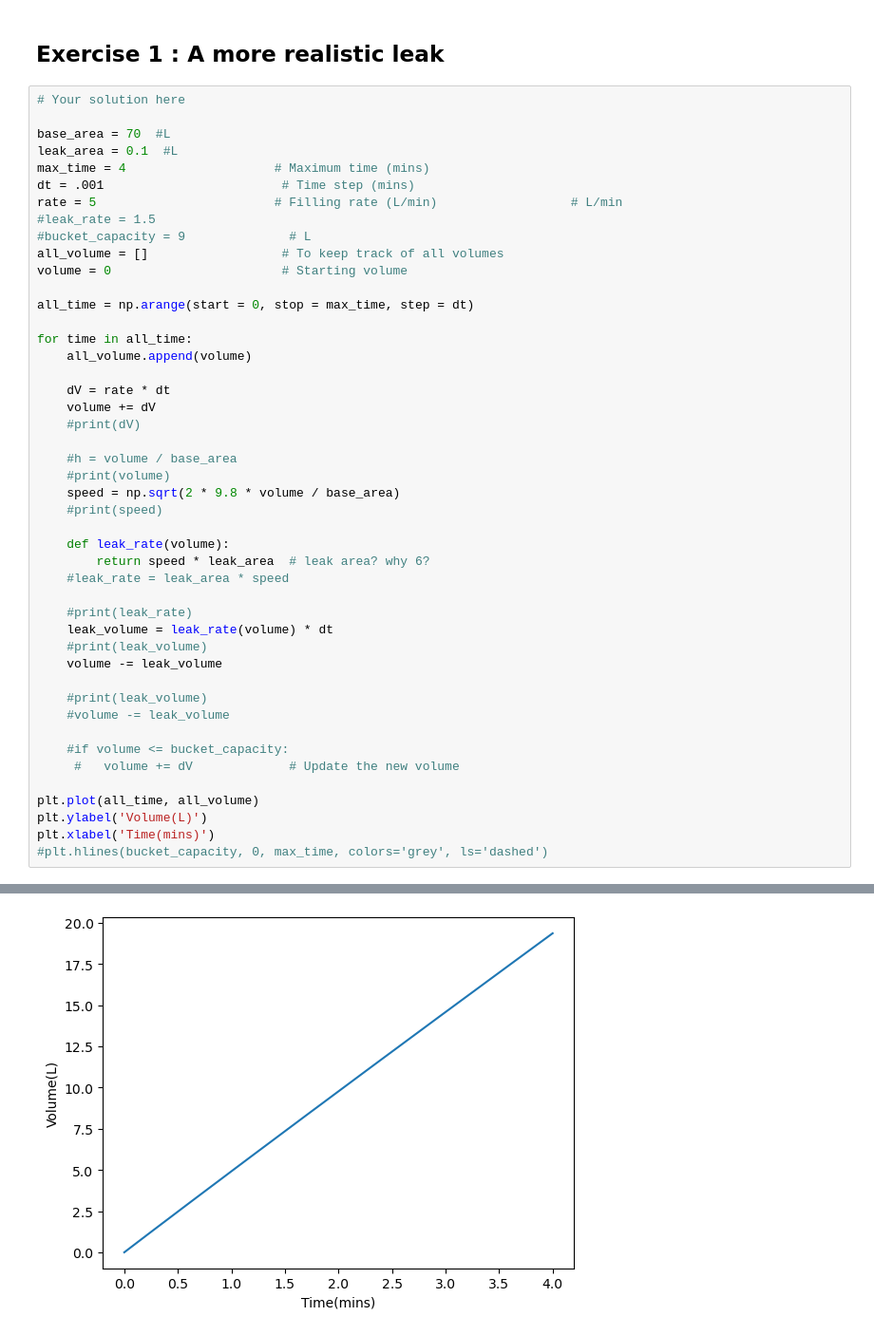
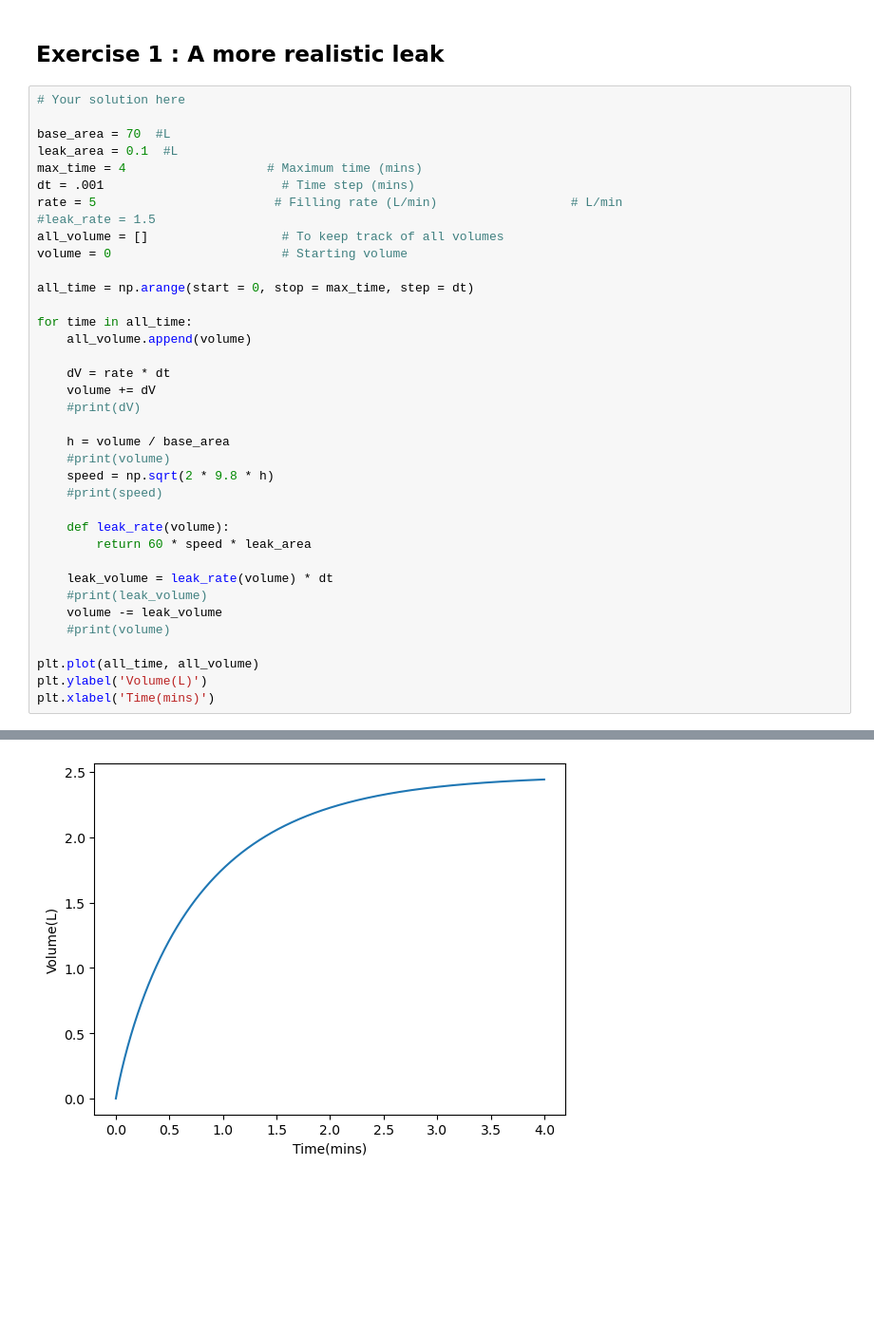
Before and after one commit to SPS-SP2273/learning-portfolio-Kiwi0407, a Jupyter notebook: numerical solutions/numerical_solutions_(need).ipynb, the cells around one changed output, grey strips where cells are left out. Shown at 95% size. Cells and saved outputs as stored; diff of their text form; blank space fills up the shorter version.

```diff
--- a/numerical solutions/numerical_solutions_(need).ipynb
+++ b/numerical solutions/numerical_solutions_(need).ipynb
@@ -293,47 +293,38 @@ Euler Method
 
 base_area = 70  #L
 leak_area = 0.1  #L
-max_time = 4                    # Maximum time (mins)
+max_time = 4                   # Maximum time (mins)
 dt = .001                        # Time step (mins)
 rate = 5                        # Filling rate (L/min)                  # L/min
 #leak_rate = 1.5
-#bucket_capacity = 9              # L
 all_volume = []                  # To keep track of all volumes
 volume = 0                       # Starting volume
 
 all_time = np.arange(start = 0, stop = max_time, step = dt)
 
 for time in all_time:
     all_volume.append(volume)
 
     dV = rate * dt
     volume += dV
     #print(dV)
 
-    #h = volume / base_area
+    h = volume / base_area
     #print(volume)
-    speed = np.sqrt(2 * 9.8 * volume / base_area)
+    speed = np.sqrt(2 * 9.8 * h)
     #print(speed)
 
     def leak_rate(volume):
-        return speed * leak_area  # leak area? why 6?
-    #leak_rate = leak_area * speed
+        return 60 * speed * leak_area
 
-    #print(leak_rate)
     leak_volume = leak_rate(volume) * dt
     #print(leak_volume)
     volume -= leak_volume
-
-    #print(leak_volume)
-    #volume -= leak_volume
-
-    #if volume <= bucket_capacity:
-     #   volume += dV             # Update the new volume
+    #print(volume)
 
 plt.plot(all_time, all_volume)
 plt.ylabel('Volume(L)')
 plt.xlabel('Time(mins)')
-#plt.hlines(bucket_capacity, 0, max_time, colors='grey', ls='dashed')
 # %% [output]
 Text(0.5, 0, 'Time(mins)')
-[figure, old version]
+[figure, new version]
```
Also changed, not shown: parts of 10 cells of this notebook.
